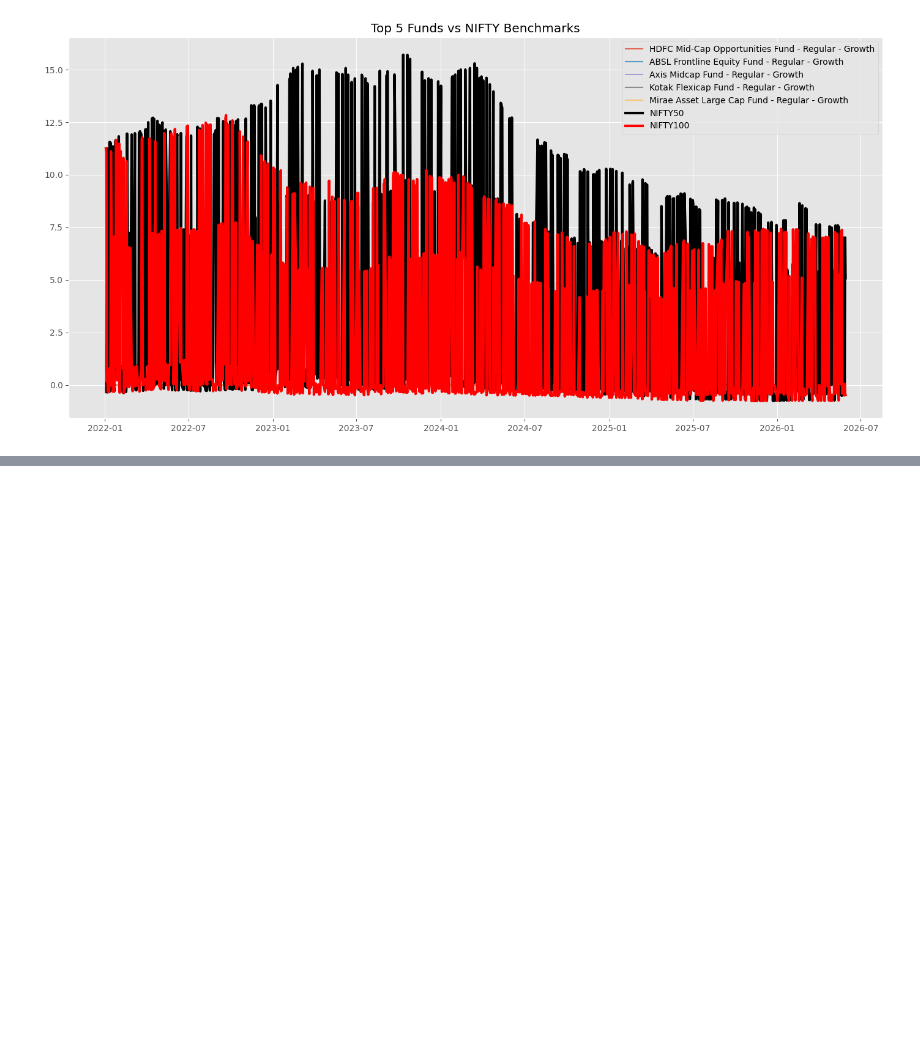
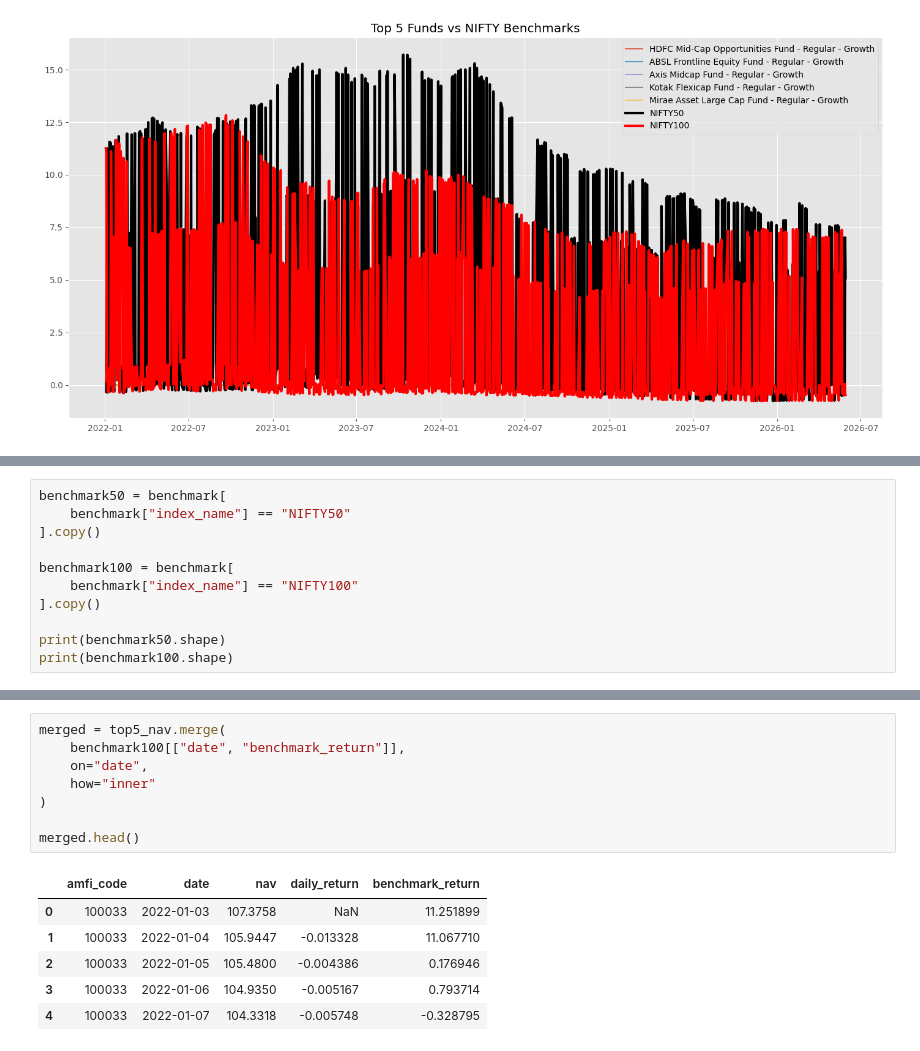
Before and after one commit to santanumaity3155-spec/Project-1, a Jupyter notebook: notebooks/Performance_Analytics.ipynb, the cells around one changed output, grey strips where cells are left out. Saved outputs shown, nothing was run; the diff lists cells and outputs as text; blank space fills up the shorter version.

```diff
--- a/notebooks/Performance_Analytics.ipynb
+++ b/notebooks/Performance_Analytics.ipynb
@@ -940,0 +959,11 @@ plt.show()
+# %%
+benchmark50 = benchmark[
+    benchmark["index_name"] == "NIFTY50"
+].copy()
+
+benchmark100 = benchmark[
+    benchmark["index_name"] == "NIFTY100"
+].copy()
+
+print(benchmark50.shape)
+print(benchmark100.shape)
@@ -940,0 +1001,15 @@ plt.show()
+# %%
+merged = top5_nav.merge(
+    benchmark100[["date", "benchmark_return"]],
+    on="date",
+    how="inner"
+)
+
+merged.head()
+# %% [output]
+|  | amfi_code | date | nav | daily_return | benchmark_return |
+| 0 | 100033 | 2022-01-03 | 107.3758 | NaN | 11.251899 |
+| 1 | 100033 | 2022-01-04 | 105.9447 | -0.013328 | 11.067710 |
+| 2 | 100033 | 2022-01-05 | 105.4800 | -0.004386 | 0.176946 |
+| 3 | 100033 | 2022-01-06 | 104.9350 | -0.005167 | 0.793714 |
+| 4 | 100033 | 2022-01-07 | 104.3318 | -0.005748 | -0.328795 |
```
Also changed, not shown: parts of 17 cells of this notebook, 3 other files.
